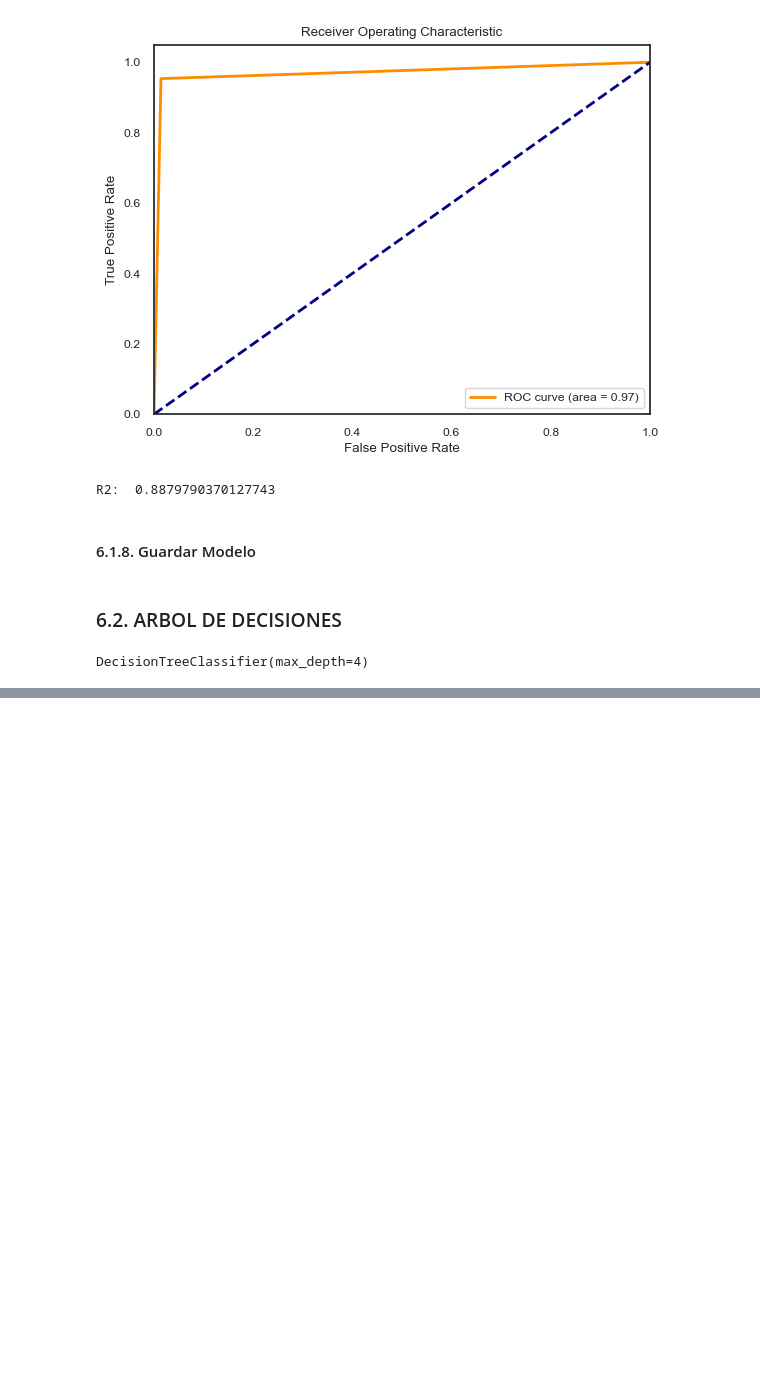
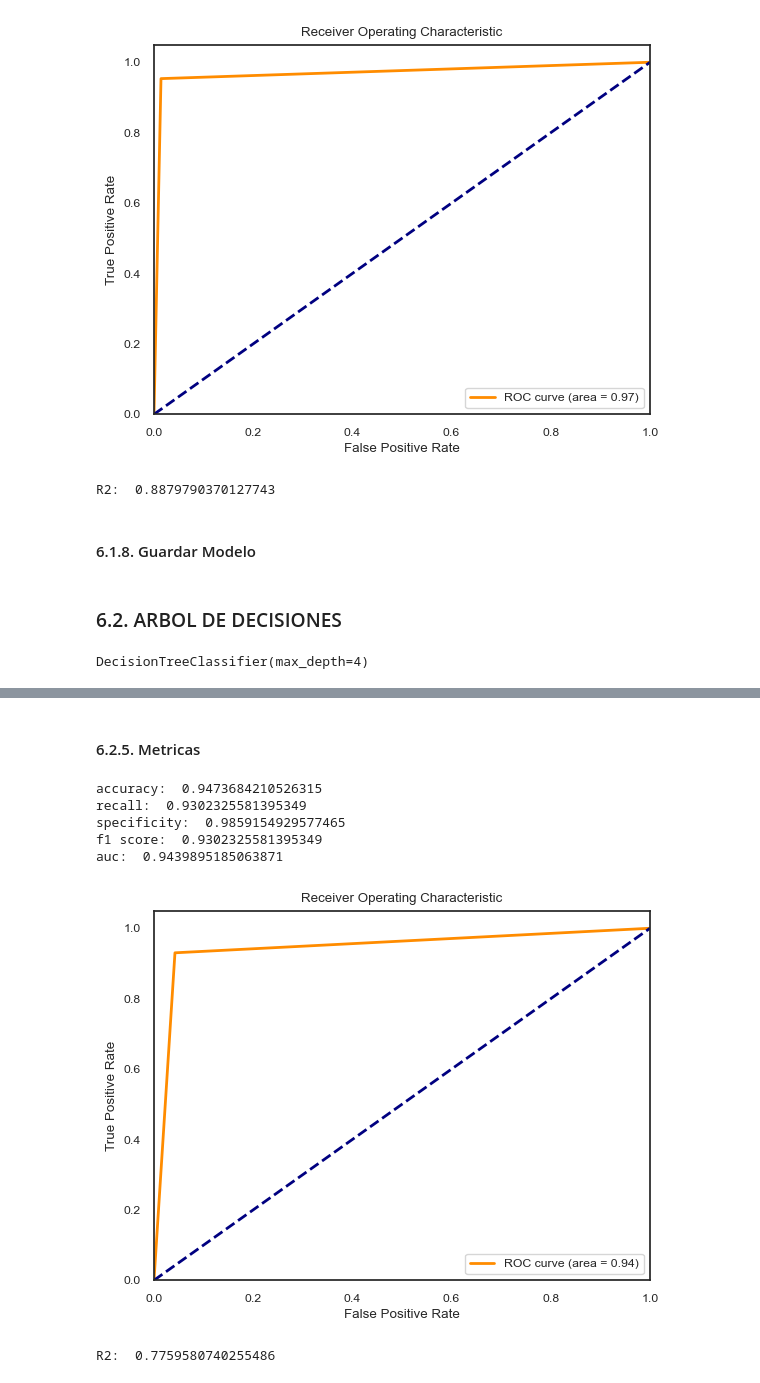
Before and after one commit to walmache/MaestriaIA-UHE, a Jupyter notebook: 2. CienciaAnaliticaDatos/Unidad2/casoPractico/CasoPractico_prelim.ipynb, the cells around one changed output, grey strips where cells are left out. Saved outputs shown, nothing was run; the diff lists cells and outputs as text; code cells hidden in the pictures; blank space fills up the shorter version.

```diff
--- a/2. CienciaAnaliticaDatos/Unidad2/casoPractico/CasoPractico_prelim.ipynb
+++ b/2. CienciaAnaliticaDatos/Unidad2/casoPractico/CasoPractico_prelim.ipynb
@@ -434,0 +449,55 @@ plt.show()
+# %% [markdown]
+#### 6.2.5. Metricas
+# %%
+# Exactitud:
+###from sklearn.metrics import accuracy_score
+acc = accuracy_score(y_test, y_pred)
+print("accuracy: ", acc)
+
+# Sensibilidad:
+###from sklearn.metrics import recall_score
+recall = recall_score(y_test, y_pred)
+print("recall: ", recall)
+
+# Especificidad
+# 'specificity' is just a special case of 'recall'.
+# specificity is the recall of the negative class
+###specificity = recall_score(y_test, y_pred, pos_label=0)
+print("specificity: ", specificity)
+
+# Puntuación F1:
+###from sklearn.metrics import f1_score
+f1 = f1_score(y_test, y_pred)
+print("f1 score: ", f1)
+
+# Área bajo la curva:
+###from sklearn.metrics import roc_auc_score
+auc = roc_auc_score(y_test, y_pred)
+print("auc: ", auc)
+
+# Curva ROC
+###from sklearn.metrics import roc_curve
+plt.figure()
+lw = 2
+plt.plot(roc_curve(y_test, y_pred)[0], roc_curve(y_test, y_pred)[1], color='darkorange',lw=lw, label='ROC curve (area = %0.2f)' %auc)
+plt.plot([0, 1], [0, 1], color='navy', lw=lw, linestyle='--')
+plt.xlim([0.0, 1.0])
+plt.ylim([0.0, 1.05])
+plt.xlabel('False Positive Rate')
+plt.ylabel('True Positive Rate')
+plt.title('Receiver Operating Characteristic')
+plt.legend(loc="lower right")
+plt.show()
+
+# R Score (R^2 coefficient of determination)
+###from sklearn.metrics import r2_score
+R = r2_score(y_test, y_pred)
+print("R2: ", R)
+# %% [output]
+accuracy:  0.9473684210526315
+recall:  0.9302325581395349
+specificity:  0.9859154929577465
+f1 score:  0.9302325581395349
+auc:  0.9439895185063871
+[figure, added]
+R2:  0.7759580740255486
```
Also changed, not shown: parts of 18 cells of this notebook, 1 other file.
